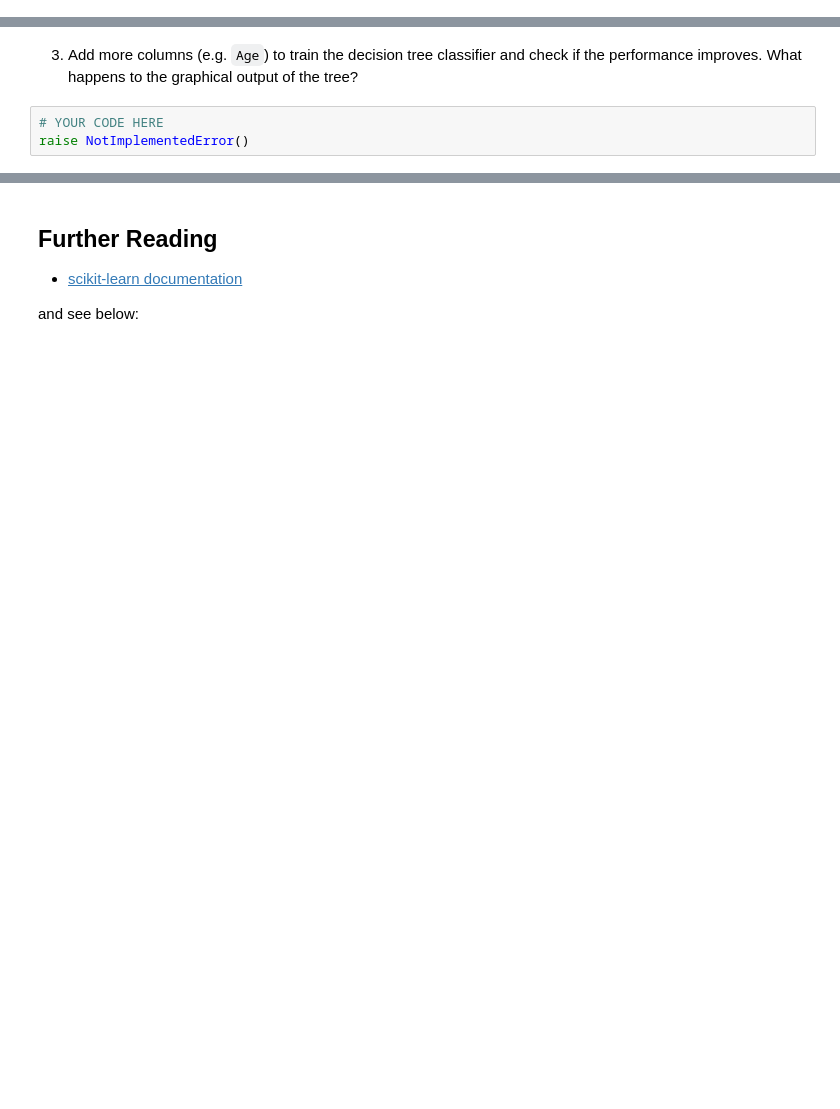
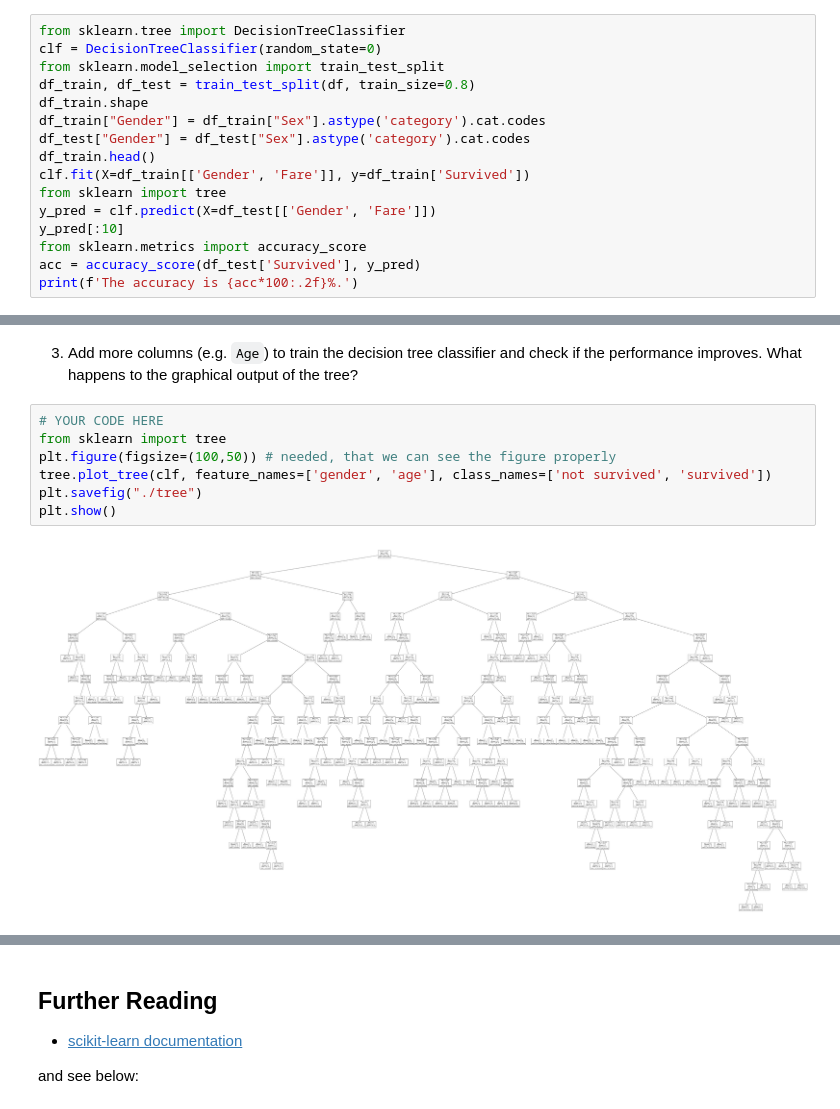
Before and after one commit to s-naegele/Data-Analysis, a Jupyter notebook: Lecturematerials/05_MachineLearning-Basicssklearn.ipynb, the cells around one changed output, grey strips where cells are left out. Cells and saved outputs as stored; diff of their text form; blank space fills up the shorter version.

```diff
--- a/Lecturematerials/05_MachineLearning-Basicssklearn.ipynb
+++ b/Lecturematerials/05_MachineLearning-Basicssklearn.ipynb
@@ -357,0 +385,16 @@ raise NotImplementedError()
+# %%
+from sklearn.tree import DecisionTreeClassifier
+clf = DecisionTreeClassifier(random_state=0)
+from sklearn.model_selection import train_test_split
+df_train, df_test = train_test_split(df, train_size=0.8)
+df_train.shape
+df_train["Gender"] = df_train["Sex"].astype('category').cat.codes
+df_test["Gender"] = df_test["Sex"].astype('category').cat.codes
+df_train.head()
+clf.fit(X=df_train[['Gender', 'Fare']], y=df_train['Survived'])
+from sklearn import tree
+y_pred = clf.predict(X=df_test[['Gender', 'Fare']])
+y_pred[:10]
+from sklearn.metrics import accuracy_score
+acc = accuracy_score(df_test['Survived'], y_pred)
+print(f'The accuracy is {acc*100:.2f}%.')
@@ -358,5 +413,11 @@ raise NotImplementedError()
 # %% [markdown]
 3. Add more columns (e.g. ``Age``) to train the decision tree classifier and check if the performance improves. What happens to the graphical output of the tree?
-# %%
-# YOUR CODE HERE
-raise NotImplementedError()
+# %%
+# YOUR CODE HERE
+from sklearn import tree
+plt.figure(figsize=(100,50)) # needed, that we can see the figure properly
+tree.plot_tree(clf, feature_names=['gender', 'age'], class_names=['not survived', 'survived'])
+plt.savefig("./tree")
+plt.show()
+# %% [output]
+[figure, added]
```
Also changed, not shown: parts of 16 cells of this notebook, 1 other file.
